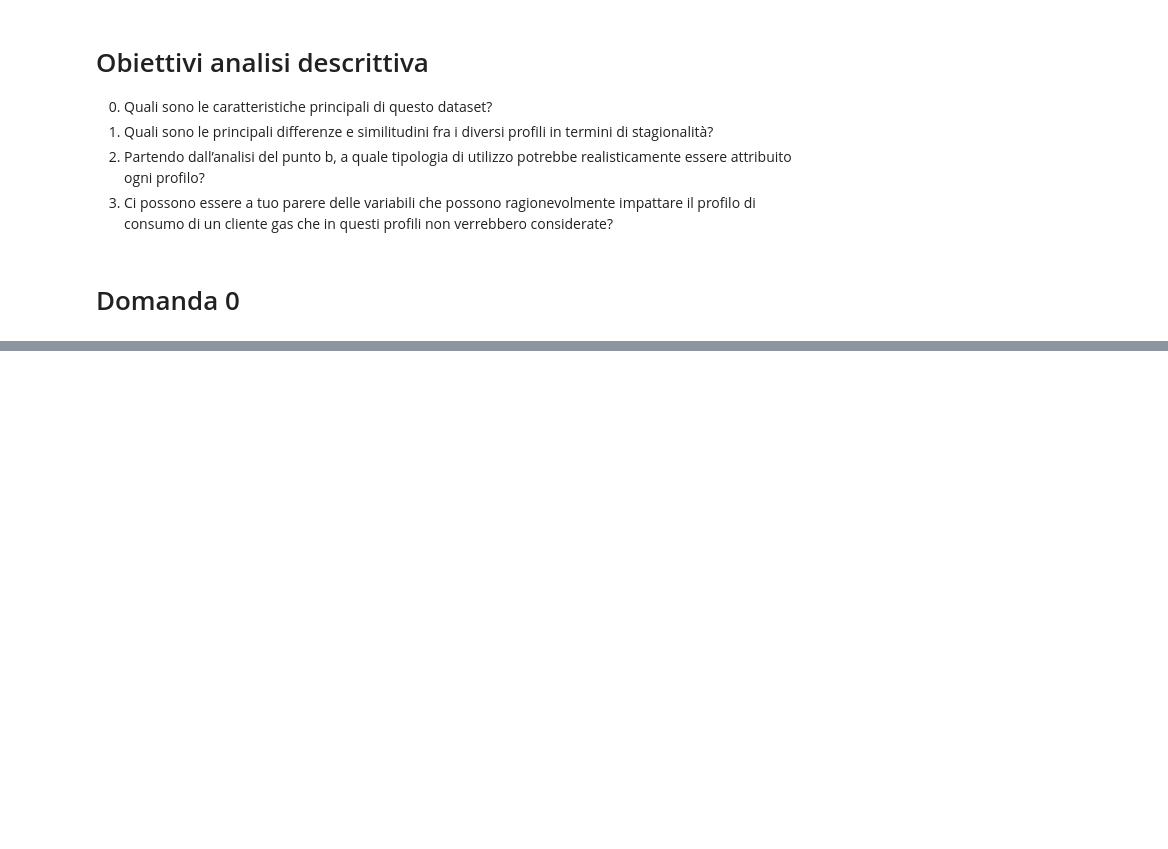
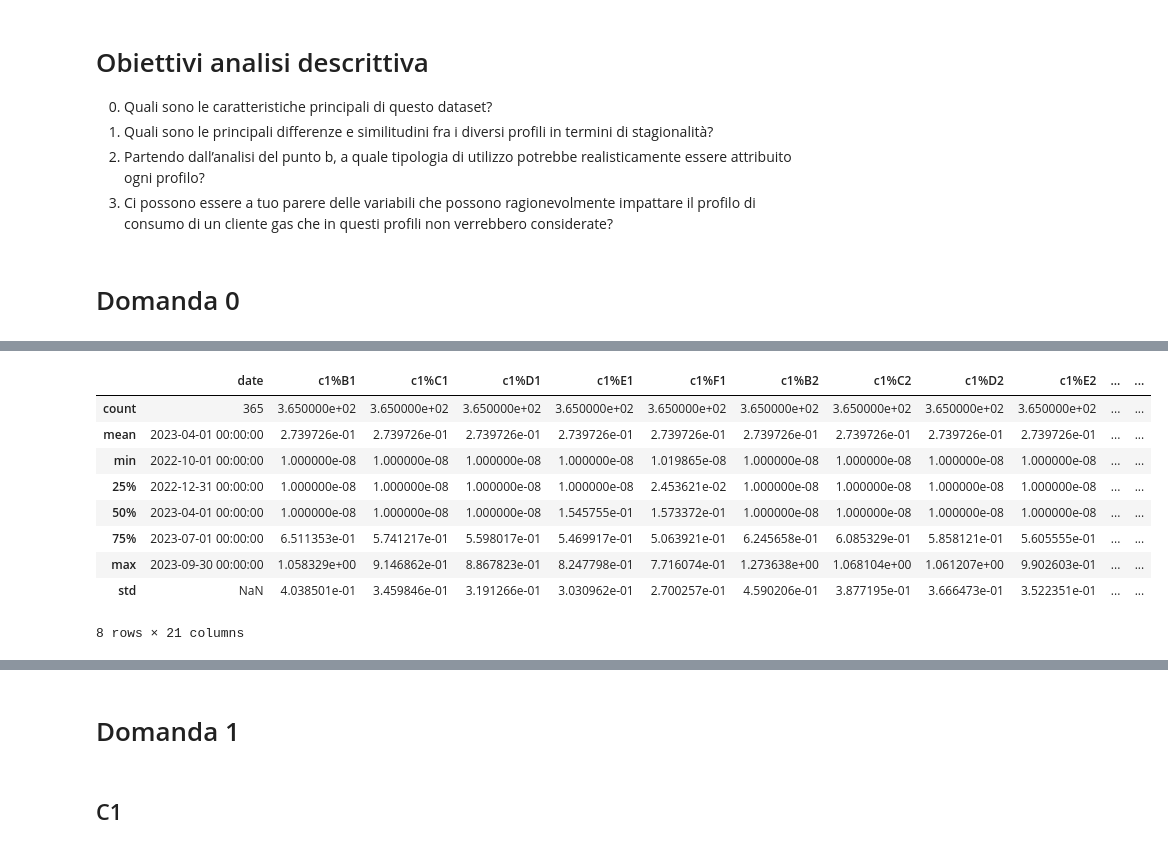
Before and after one commit to gCass/sorgenia_test, a Jupyter notebook: data_analys.ipynb, the cells around one changed output, grey strips where cells are left out. Drawn from its saved outputs; the diff is of its cells as text; code cells hidden in the pictures; blank space fills up the shorter version.

```diff
--- a/data_analys.ipynb
+++ b/data_analys.ipynb
@@ -85,8 +101,25 @@ fig.show()
+# %%
+df.describe()
+# %% [output]
+|  | date | c1%B1 | c1%C1 | c1%D1 | c1%E1 | c1%F1 | c1%B2 | c1%C2 | c1%D2 | c1%E2 | ... | ... |
+| count | 365 | 3.650000e+02 | 3.650000e+02 | 3.650000e+02 | 3.650000e+02 | 3.650000e+02 | 3.650000e+02 | 3.650000e+02 | 3.650000e+02 | 3.650000e+02 | ... | ... |
+| mean | 2023-04-01 00:00:00 | 2.739726e-01 | 2.739726e-01 | 2.739726e-01 | 2.739726e-01 | 2.739726e-01 | 2.739726e-01 | 2.739726e-01 | 2.739726e-01 | 2.739726e-01 | ... | ... |
+| min | 2022-10-01 00:00:00 | 1.000000e-08 | 1.000000e-08 | 1.000000e-08 | 1.000000e-08 | 1.019865e-08 | 1.000000e-08 | 1.000000e-08 | 1.000000e-08 | 1.000000e-08 | ... | ... |
+| 25% | 2022-12-31 00:00:00 | 1.000000e-08 | 1.000000e-08 | 1.000000e-08 | 1.000000e-08 | 2.453621e-02 | 1.000000e-08 | 1.000000e-08 | 1.000000e-08 | 1.000000e-08 | ... | ... |
+| 50% | 2023-04-01 00:00:00 | 1.000000e-08 | 1.000000e-08 | 1.000000e-08 | 1.545755e-01 | 1.573372e-01 | 1.000000e-08 | 1.000000e-08 | 1.000000e-08 | 1.000000e-08 | ... | ... |
+| 75% | 2023-07-01 00:00:00 | 6.511353e-01 | 5.741217e-01 | 5.598017e-01 | 5.469917e-01 | 5.063921e-01 | 6.245658e-01 | 6.085329e-01 | 5.858121e-01 | 5.605555e-01 | ... | ... |
+| max | 2023-09-30 00:00:00 | 1.058329e+00 | 9.146862e-01 | 8.867823e-01 | 8.247798e-01 | 7.716074e-01 | 1.273638e+00 | 1.068104e+00 | 1.061207e+00 | 9.902603e-01 | ... | ... |
+| std | NaN | 4.038501e-01 | 3.459846e-01 | 3.191266e-01 | 3.030962e-01 | 2.700257e-01 | 4.590206e-01 | 3.877195e-01 | 3.666473e-01 | 3.522351e-01 | ... | ... |
+8 rows × 21 columns
 # %%
 fig = px.line(df, x="date", y="c1%B1", )
 fig.show()
 # %% [output]
 [interactive output not drawn]
+# %% [markdown]
+# Domanda 1
+# %% [markdown]
+## C1
 # %%
 import plotly.graph_objects as go
 # Create traces
```
Also changed, not shown: parts of 12 cells of this notebook.
